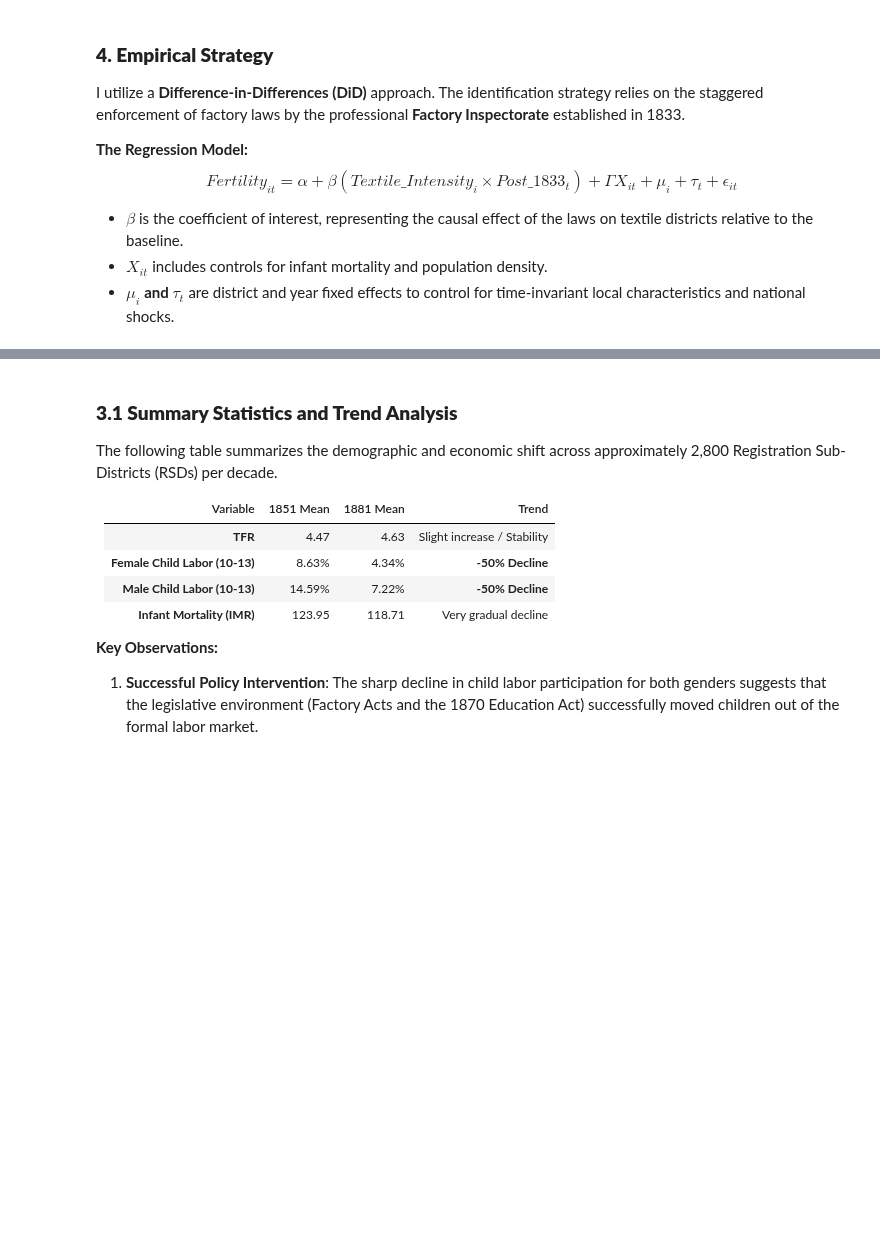
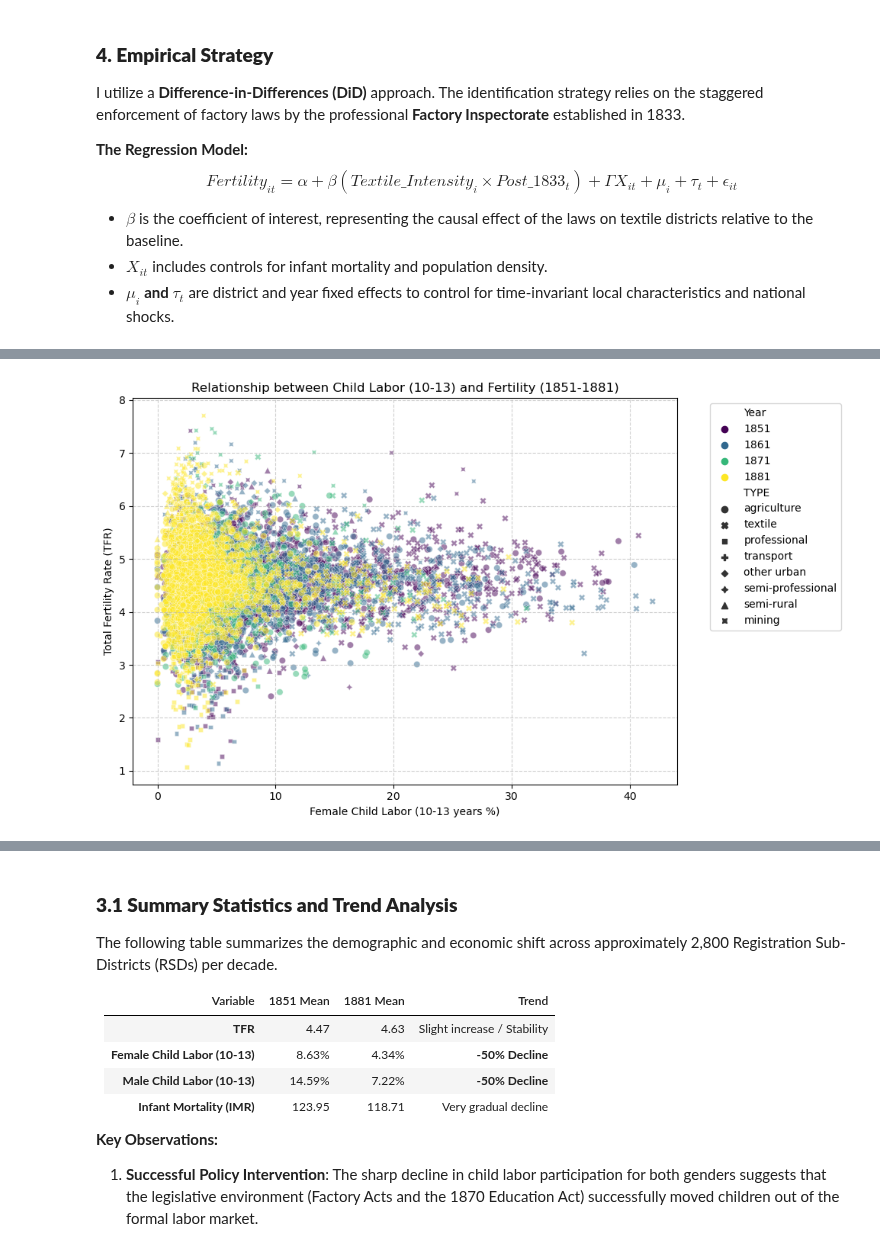
Before and after one commit to AntonEbsen/Demography, a Jupyter notebook: exam_project/notebooks/exam_project.ipynb, the cells around one changed output, grey strips where cells are left out. Drawn from its saved outputs; the diff is of its cells as text; code cells hidden in the pictures; blank space fills up the shorter version.

```diff
--- a/exam_project/notebooks/exam_project.ipynb
+++ b/exam_project/notebooks/exam_project.ipynb
@@ -73,8 +47,10 @@ def check_integrity(df):
 # %%
-# Load Spatial Data
-geojson_path = root_dir / 'data' / 'raw' / 'data1851_0.geojson'
-map_df = gpd.read_file(geojson_path)
+from pathlib import Path
+import geopandas as gpd
 
-# Visualize with modular tool
-plotting.plot_map(map_df, 'TFR', 'Total Fertility Rate in 1851 by Registration District')
-plt.show()
+# This finds the directory of the current file and goes up one level
+root = Path.cwd().parent
+file_path = root / 'data' / 'raw' / 'data1851_0.geojson'
+
+map_df = gpd.read_file(file_path)
+map_df
@@ -224,14 +198,56 @@ else:
 # %%
-### LOAD PROCESSED MASTER PANEL DATA
 import pandas as pd
-from pathlib import Path
+import seaborn as sns
+import matplotlib.pyplot as plt
+import glob
+import os
+import re
 
-processed_data_path = Path('../data/processed/master_panel_data.csv')
-if not processed_data_path.exists():
-    processed_data_path = Path('exam_project/data/processed/master_panel_data.csv')
+# Define the columns we want to keep
+factory_cols = ['REGDIST', 'TYPE', 'TFR', 'F_TEX', 'F_CL_1013', 'M_CL_1013', 'SC6', 'IMR']
 
-print(f"Loading data from: {processed_data_path}")
-df_panel = pd.read_csv(processed_data_path)
+# Find all Excel files in the raw data folder
+data_path = '../data/raw/' # Path relative to notebooks folder
+xlsx_files = glob.glob(os.path.join(data_path, 'PopulationsPast_census_data_*.xlsx'))
+
+# List to store dataframes for each year
+dfs = []
+
+print(f"Found {len(xlsx_files)} files. Importing...")
+
+for file in xlsx_files:
+    # Extract the year from the filename (e.g., 1851)
+    year_match = re.search(r'(\d{4})', os.path.basename(file))
+    year = int(year_match.group(1)) if year_match else None
+
+    # Load the Excel file
+    temp_df = pd.read_excel(file)
+
+    # Select our target columns and add the year
+    temp_df = temp_df[factory_cols].copy()
+    temp_df['Year'] = year
+
+    dfs.append(temp_df)
+    print(f" - Loaded data for year: {year}")
+
+# Combine all years into a single panel dataframe
+df_panel = pd.concat(dfs, ignore_index=True)
+
+# Define df_factory as the panel for easier compatibility with subsequent code
 df_factory = df_panel
-print(f"Loaded {len(df_panel)} rows with {len(df_panel.columns)} columns.")
-df_panel.head()
+
+# Preview the combined data summaries
+print("\nSummary of observations per year:")
+print(df_factory.groupby('Year').size().reset_index(name='Observations'))
+
+# Visualize the correlation between Child Labor and Fertility for all years
+plt.figure(figsize=(10, 6))
+sns.scatterplot(data=df_factory, x='F_CL_1013', y='TFR', hue='Year', style='TYPE', palette='viridis', alpha=0.5)
+plt.title('Relationship between Child Labor (10-13) and Fertility (1851-1881)')
+plt.xlabel('Female Child Labor (10-13 years %)')
+plt.ylabel('Total Fertility Rate (TFR)')
+plt.legend(bbox_to_anchor=(1.05, 1), loc='upper left')
+plt.grid(True, linestyle='--', alpha=0.6)
+plt.tight_layout()
+plt.show()
+# %% [output]
@@ -238,3 +266,4 @@ df_panel.head()
+[figure, added]
 # %%
 # Create a summary table grouped by year
 summary_stats = df_factory.groupby('Year')[['TFR', 'F_CL_1013', 'M_CL_1013', 'IMR']].agg(['mean', 'std']).round(2)
```
Also changed, not shown: parts of 16 cells of this notebook, 5 other files.
